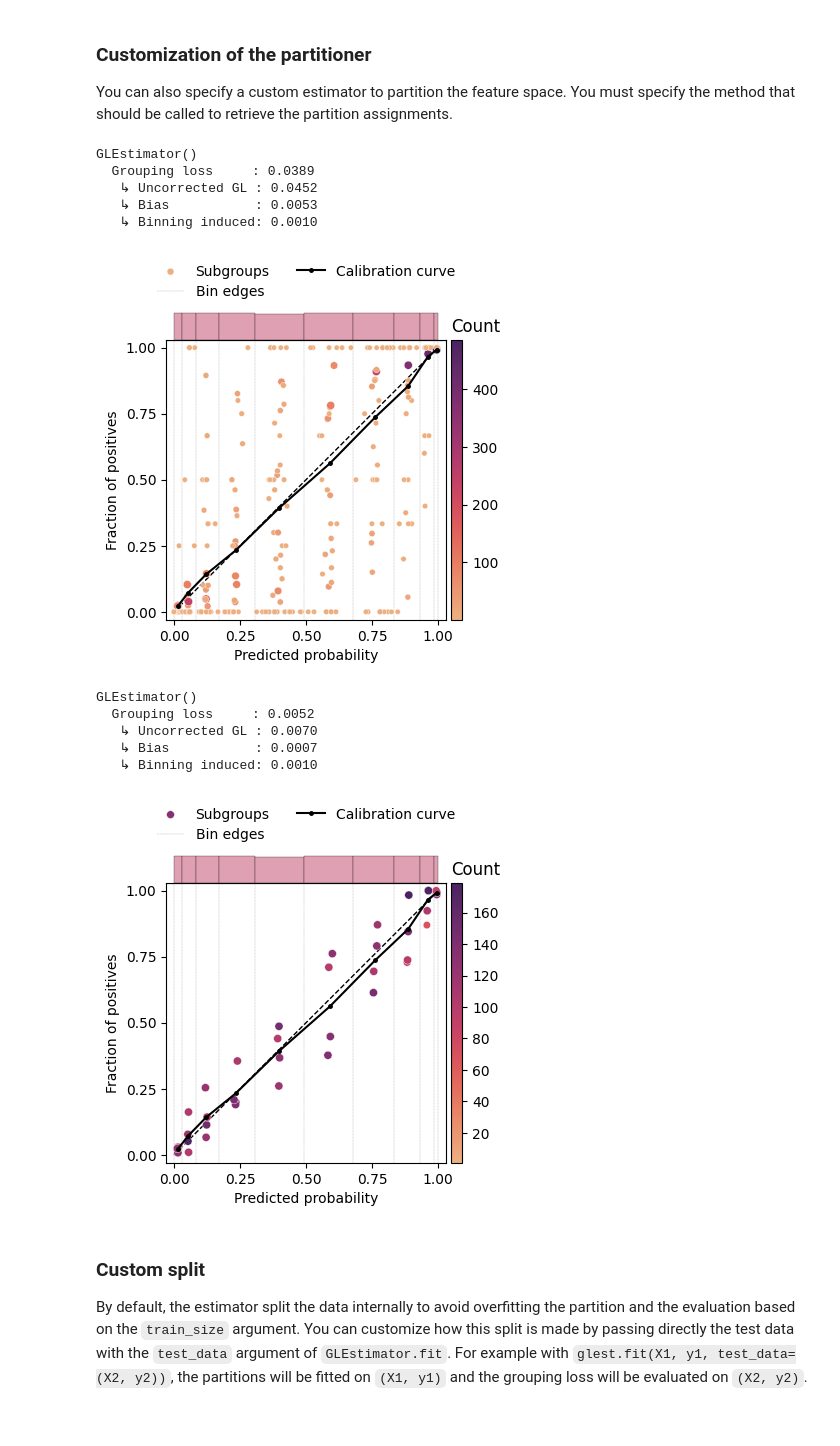
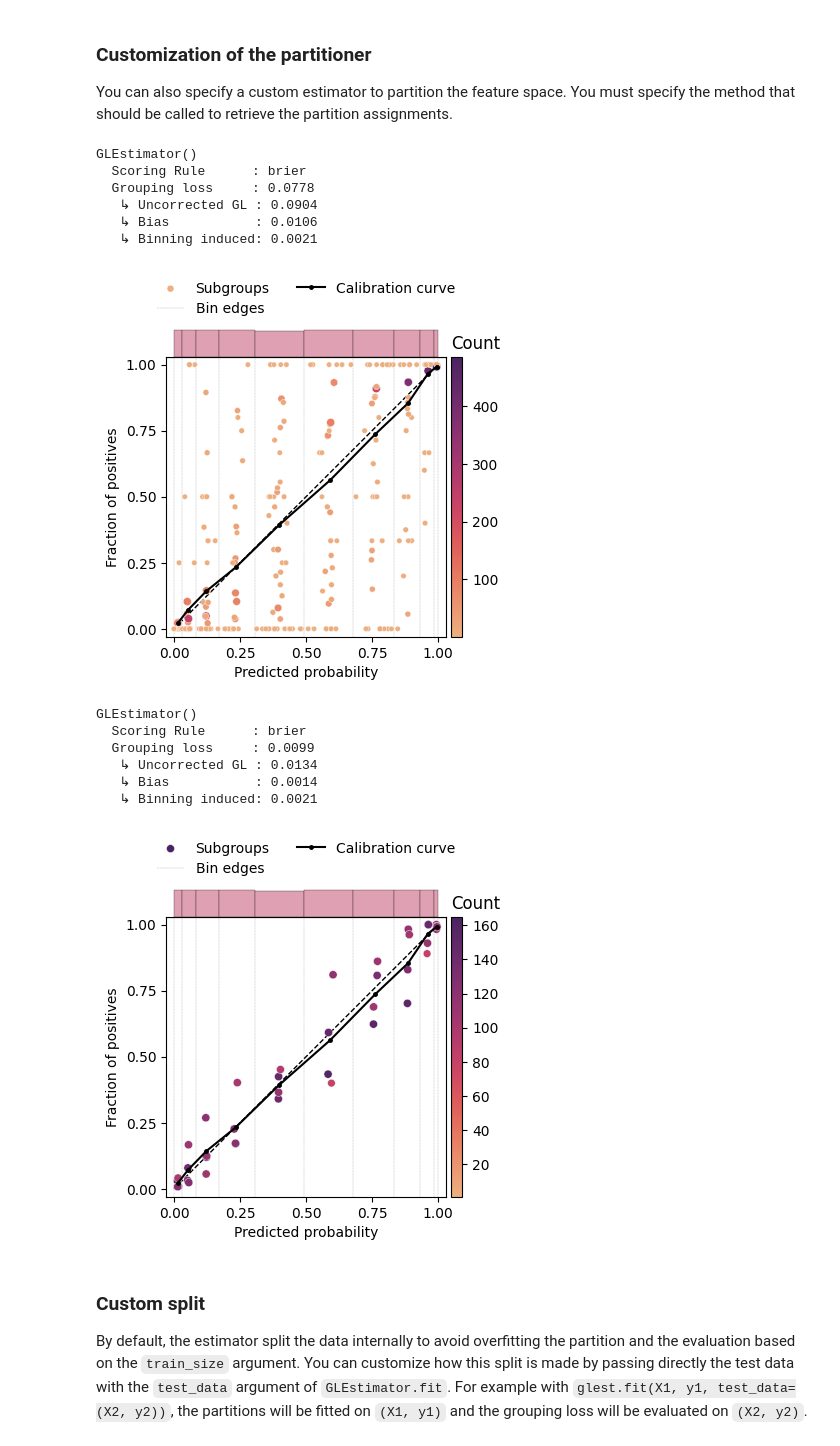
Before and after one commit to aperezlebel/glest, a Jupyter notebook: examples/example.ipynb, the cells around one changed output. Cells and saved outputs as stored; diff of their text form; code cells hidden in the pictures.

```diff
--- a/examples/example.ipynb
+++ b/examples/example.ipynb
@@ -88,31 +98,33 @@ partitioner = Partitioner(partitioner_est, n_bins=10, strategy="quantile", predi
 glest = GLEstimator(est, partitioner=partitioner, train_size=0.5, random_state=0)
 glest.fit(X_test, y_test)
 fig = glest.plot(fig_kw=dict(figsize=(4, 4)))
-glest
+print(glest)
 # %% [output]
 GLEstimator()
-  Grouping loss     : 0.0389
-   ↳ Uncorrected GL : 0.0452
-   ↳ Bias           : 0.0053
-   ↳ Binning induced: 0.0010
+  Scoring Rule      : brier
+  Grouping loss     : 0.0778
+   ↳ Uncorrected GL : 0.0904
+   ↳ Bias           : 0.0106
+   ↳ Binning induced: 0.0021
 [figure]
 # %%
 from sklearn.cluster import KMeans
 
 partitioner_est = KMeans(n_clusters=4, random_state=0, n_init="auto")
 partitioner = Partitioner(partitioner_est, n_bins=10, strategy="quantile", predict_method="predict")
 
 glest = GLEstimator(est, partitioner=partitioner, train_size=0.5, random_state=0)
 glest.fit(X_test, y_test)
 fig = glest.plot(fig_kw=dict(figsize=(4, 4)))
-glest
+print(glest)
 # %% [output]
 GLEstimator()
-  Grouping loss     : 0.0052
-   ↳ Uncorrected GL : 0.0070
-   ↳ Bias           : 0.0007
-   ↳ Binning induced: 0.0010
+  Scoring Rule      : brier
+  Grouping loss     : 0.0099
+   ↳ Uncorrected GL : 0.0134
+   ↳ Bias           : 0.0014
+   ↳ Binning induced: 0.0021
-[figure, old version]
+[figure, new version]
 # %% [markdown]
 ### Custom split
 
```
Also changed, not shown: parts of 13 cells of this notebook, 7 other files.
